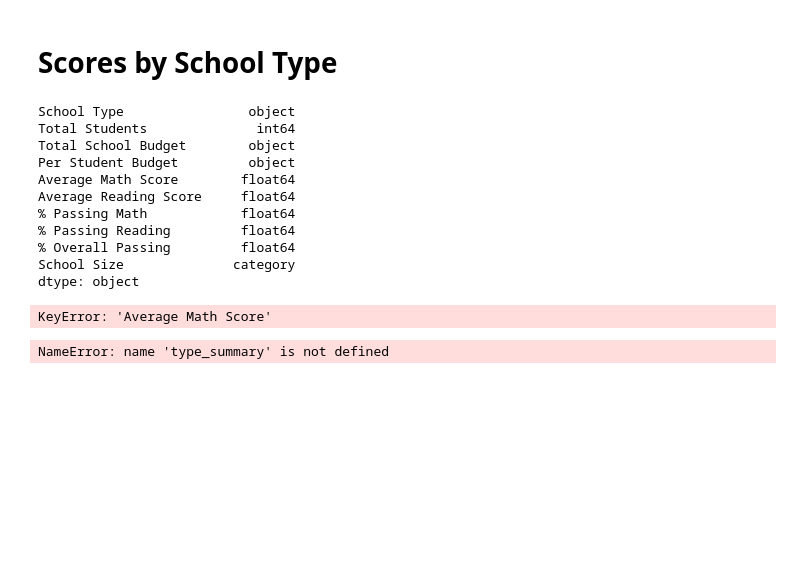
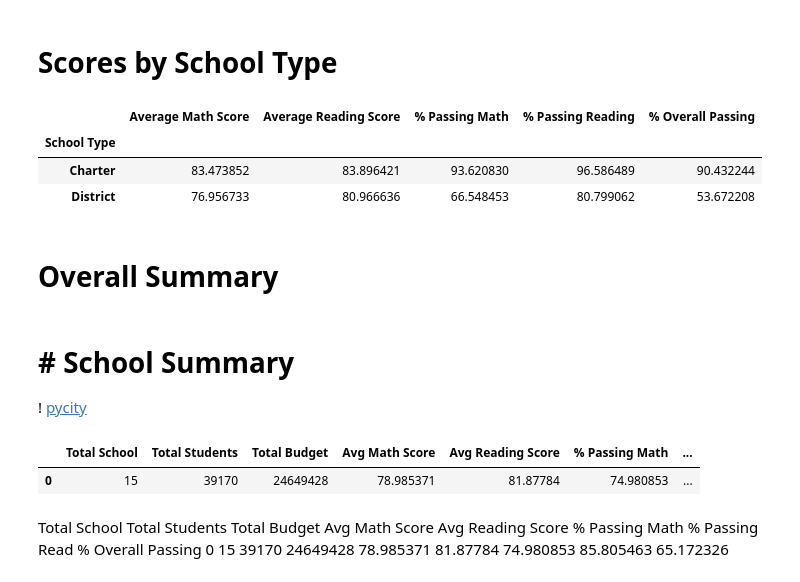
Before and after one commit to aumekubo2/pandas_challenge, a Jupyter notebook: PyCitySchools/PyCitySchoolsAnalysis.ipynb, the cells around one changed output. Drawn from its saved outputs; the diff is of its cells as text; code cells hidden in the pictures; blank space fills up the shorter version.

Commit message:
adding summary

```diff
--- a/PyCitySchools/PyCitySchoolsAnalysis.ipynb
+++ b/PyCitySchools/PyCitySchoolsAnalysis.ipynb
@@ -487,34 +435,36 @@ type_reading_scores = per_school_summary_df.groupby(["School Type"]).mean()["Ave
 type_passing_math = per_school_summary_df.groupby(["School Type"]).mean()["% Passing Math"]
 type_passing_reading = per_school_summary_df.groupby(["School Type"]).mean()["% Passing Reading"]
 type_overall_passing = per_school_summary_df.groupby(["School Type"]).mean()["% Overall Passing"]
-# %%
-per_school_summary_df.dtypes
-# %% [output]
-School Type                object
-Total Students              int64
-Total School Budget        object
-Per Student Budget         object
-Average Math Score        float64
-Average Reading Score     float64
-% Passing Math            float64
-% Passing Reading         float64
-% Overall Passing         float64
-School Size              category
-dtype: object
-# %%
-# Use the code provided to select new column data.
-average_math_score_by_type = type_math_scores["Average Math Score"]
-average_reading_score_by_type = type_reading_scores["Average Reading Score"]
-average_percent_passing_math_by_type = type_passing_math["% Passing Math"]
-average_percent_passing_reading_by_type = type_passing_reading["% Passing Reading"]
-average_percent_overall_passing_by_type = type_overall_passing.float["% Overall Passing"]
-# %% [output]
-KeyError: 'Average Math Score'
 # %%
 # Assemble the new data by type into a DataFrame called `type_summary`
+
+type_summary = pd.DataFrame({"Average Math Score": type_math_scores,
+                                      "Average Reading Score" : type_reading_scores,
+                                      "% Passing Math" : type_passing_math,
+                                      "% Passing Reading" : type_passing_reading,
+                                      "% Overall Passing" : type_overall_passing})
 
 
 # Display results
 type_summary
 # %% [output]
-NameError: name 'type_summary' is not defined
+|  | Average Math Score | Average Reading Score | % Passing Math | % Passing Reading | % Overall Passing |
+| School Type |  |  |  |  |  |
+| Charter | 83.473852 | 83.896421 | 93.620830 | 96.586489 | 90.432244 |
+| District | 76.956733 | 80.966636 | 66.548453 | 80.799062 | 53.672208 |
+# %% [markdown]
+# Overall Summary
+# %% [markdown]
+# # School Summary
+
+! [pycity](education.png)
+# %%
+district_summary=combined_school_data[["Total School","Total Students","Total Budget","Avg Math Score","Avg Reading Score","% Passing Math","% Passing Read", "% Overall Passing"]]
+district_summary.head(1)
+# %% [output]
+|  | Total School | Total Students | Total Budget | Avg Math Score | Avg Reading Score | % Passing Math | ... |
+| 0 | 15 | 39170 | 24649428 | 78.985371 | 81.87784 | 74.980853 | ... |
+# %% [markdown]
+
+Total School	Total Students	Total Budget	Avg Math Score	Avg Reading Score	% Passing Math	% Passing Read	% Overall Passing
+0	15	39170	24649428	78.985371	81.87784	74.980853	85.805463	65.172326
```
Also changed, not shown: parts of 16 cells of this notebook.
